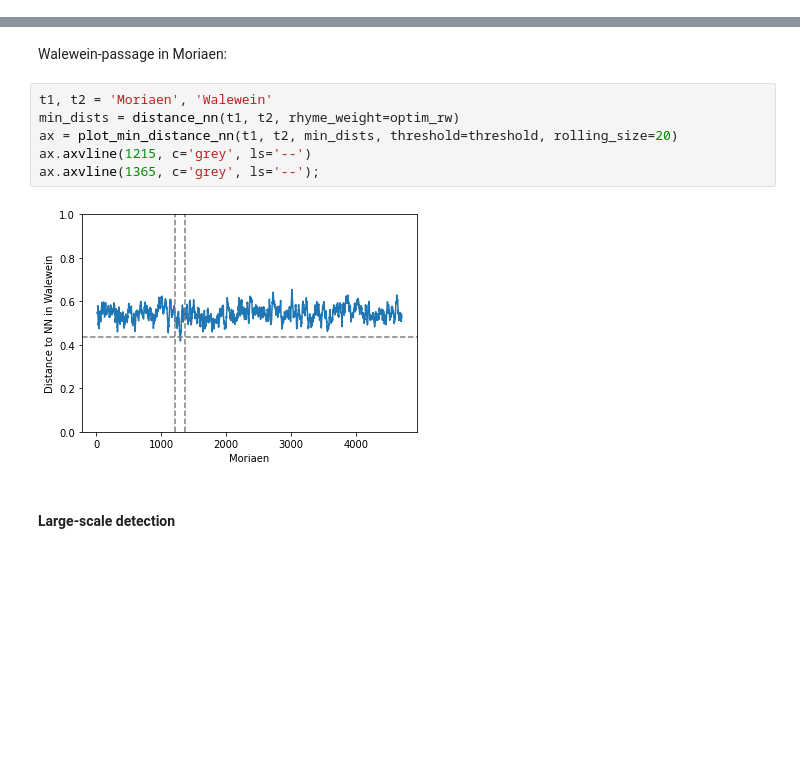
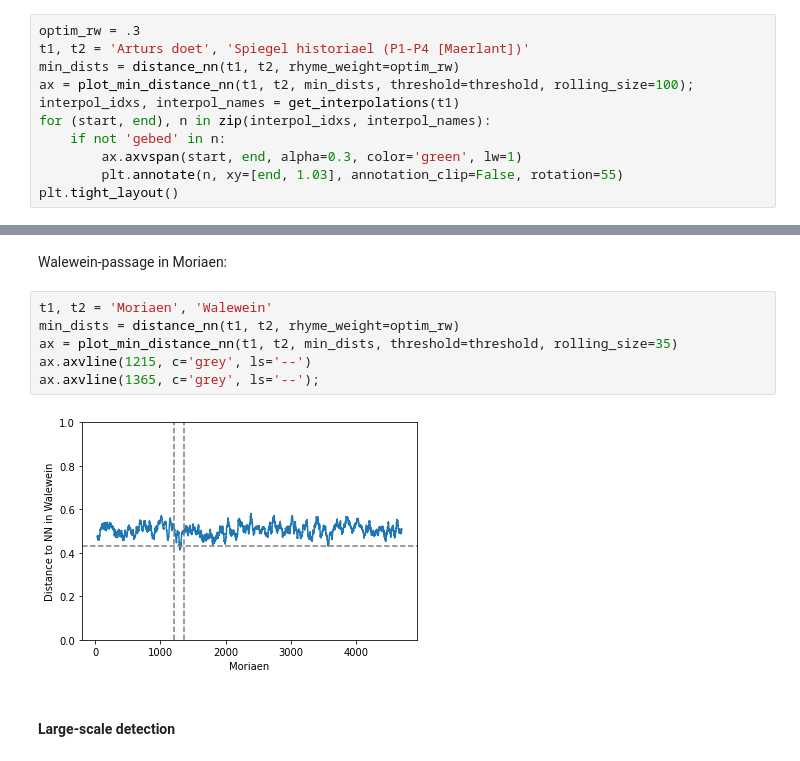
Before and after one commit to mikekestemont/zwerfverzen, a Jupyter notebook: notebooks/intertext.ipynb, the cells around one changed output, grey strips where cells are left out. Drawn from its saved outputs; the diff is of its cells as text; blank space fills up the shorter version.

```diff
--- a/notebooks/intertext.ipynb
+++ b/notebooks/intertext.ipynb
@@ -451,0 +497,11 @@ ax = plot_min_distance_nn(t1, t2, min_dists, threshold=threshold, rolling_size=5
+# %%
+optim_rw = .3
+t1, t2 = 'Arturs doet', 'Spiegel historiael (P1-P4 [Maerlant])'
+min_dists = distance_nn(t1, t2, rhyme_weight=optim_rw)
+ax = plot_min_distance_nn(t1, t2, min_dists, threshold=threshold, rolling_size=100);
+interpol_idxs, interpol_names = get_interpolations(t1)
+for (start, end), n in zip(interpol_idxs, interpol_names):
+    if not 'gebed' in n:
+        ax.axvspan(start, end, alpha=0.3, color='green', lw=1)
+        plt.annotate(n, xy=[end, 1.03], annotation_clip=False, rotation=55)
+plt.tight_layout()
@@ -454,11 +512,11 @@ Walewein-passage in Moriaen:
 # %%
 t1, t2 = 'Moriaen', 'Walewein'
 min_dists = distance_nn(t1, t2, rhyme_weight=optim_rw)
-ax = plot_min_distance_nn(t1, t2, min_dists, threshold=threshold, rolling_size=20)
+ax = plot_min_distance_nn(t1, t2, min_dists, threshold=threshold, rolling_size=35)
 ax.axvline(1215, c='grey', ls='--')
 ax.axvline(1365, c='grey', ls='--');
 # %% [output]
-[figure, old version]
+[figure, new version]
 # %% [markdown]
 #### Large-scale detection
 # %%
```
Also changed, not shown: parts of 6 cells of this notebook.
